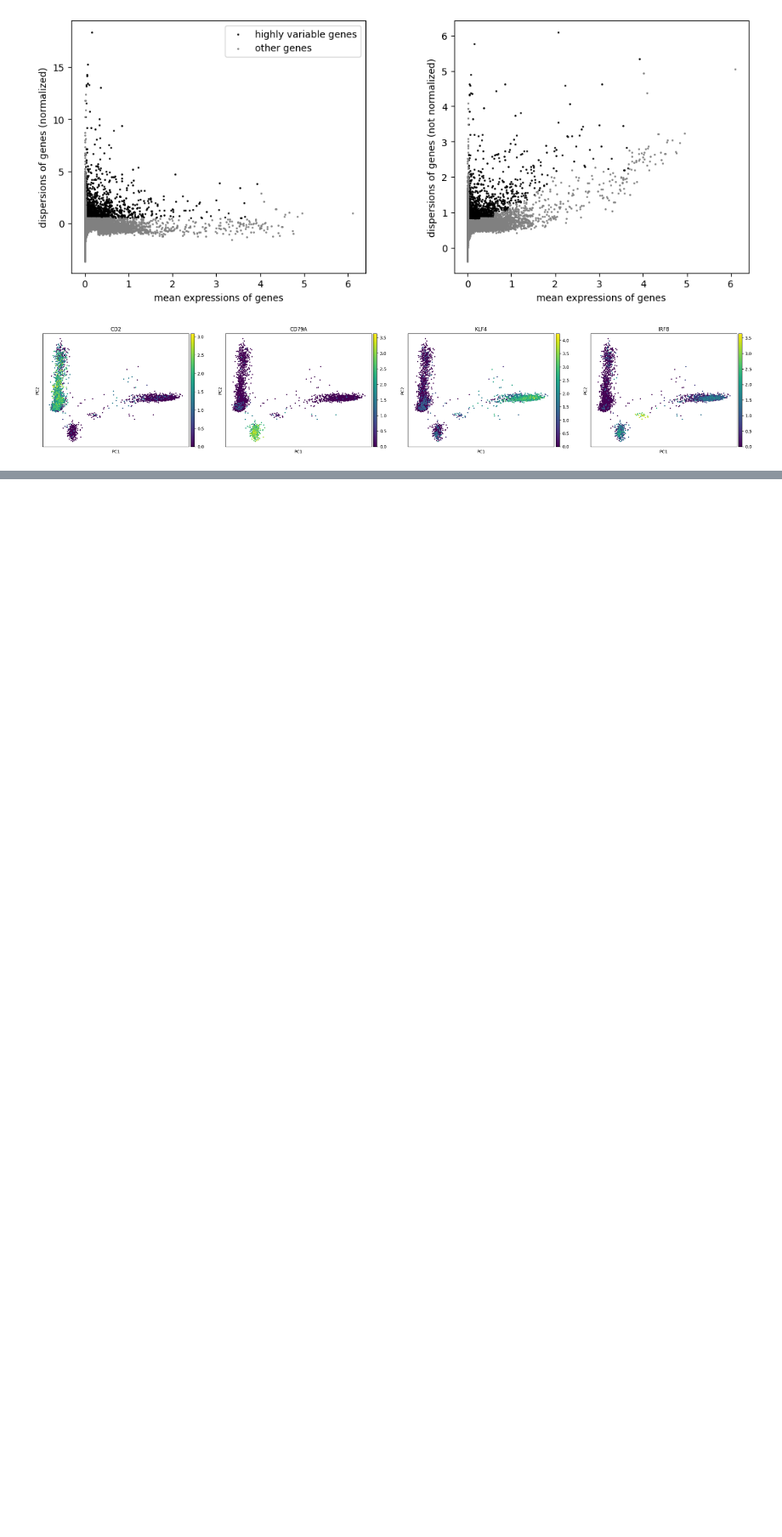
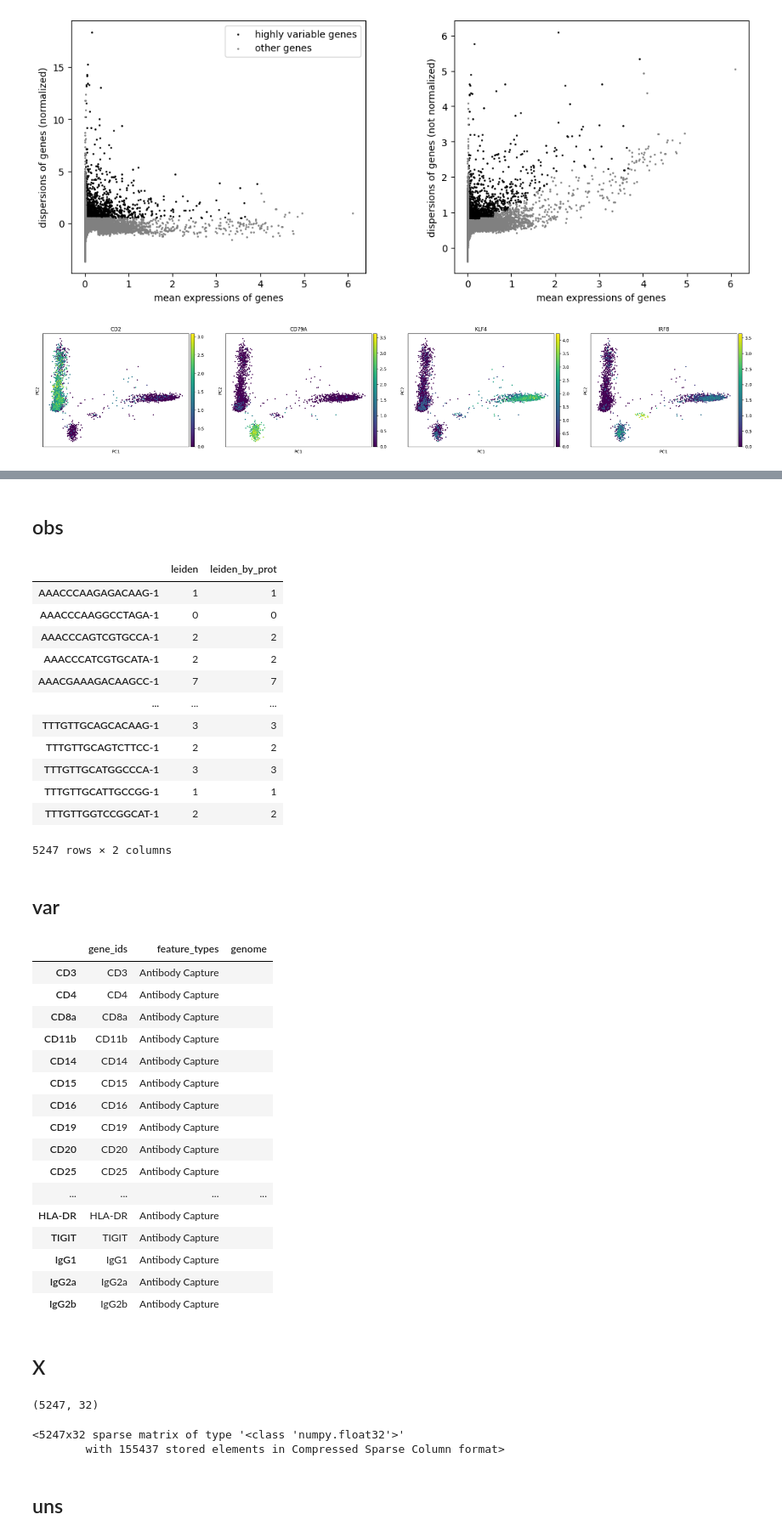
Before and after one commit to Bayer-Group/cellenium, a Jupyter notebook: data_import/public_data/pbmc3k_processed.h5mu.ipynb, the cells around one changed output, grey strips where cells are left out. Shown at 85% size. Saved outputs shown, nothing was run; the diff lists cells and outputs as text; code cells hidden in the pictures; blank space fills up the shorter version.

```diff
--- a/data_import/public_data/pbmc3k_processed.h5mu.ipynb
+++ b/data_import/public_data/pbmc3k_processed.h5mu.ipynb
@@ -213,0 +294,40 @@ def get_expression_correlation_df(study_id: int, study_layer_id: int, omics_ids:
+# %%
+prep.jupyter_h5ad_overview(prot)
+# %% [output]
+obs
+|  | leiden | leiden_by_prot |
+| AAACCCAAGAGACAAG-1 | 1 | 1 |
+| AAACCCAAGGCCTAGA-1 | 0 | 0 |
+| AAACCCAGTCGTGCCA-1 | 2 | 2 |
+| AAACCCATCGTGCATA-1 | 2 | 2 |
+| AAACGAAAGACAAGCC-1 | 7 | 7 |
+| ... | ... | ... |
+| TTTGTTGCAGCACAAG-1 | 3 | 3 |
+| TTTGTTGCAGTCTTCC-1 | 2 | 2 |
+| TTTGTTGCATGGCCCA-1 | 3 | 3 |
+| TTTGTTGCATTGCCGG-1 | 1 | 1 |
+| TTTGTTGGTCCGGCAT-1 | 2 | 2 |
+5247 rows × 2 columns
+var
+|  | gene_ids | feature_types | genome |
+| CD3 | CD3 | Antibody Capture |  |
+| CD4 | CD4 | Antibody Capture |  |
+| CD8a | CD8a | Antibody Capture |  |
+| CD11b | CD11b | Antibody Capture |  |
+| CD14 | CD14 | Antibody Capture |  |
+| CD15 | CD15 | Antibody Capture |  |
+| CD16 | CD16 | Antibody Capture |  |
+| CD19 | CD19 | Antibody Capture |  |
+| CD20 | CD20 | Antibody Capture |  |
+| CD25 | CD25 | Antibody Capture |  |
+| ... | ... | ... | ... |
+| HLA-DR | HLA-DR | Antibody Capture |  |
+| TIGIT | TIGIT | Antibody Capture |  |
+| IgG1 | IgG1 | Antibody Capture |  |
+| IgG2a | IgG2a | Antibody Capture |  |
+| IgG2b | IgG2b | Antibody Capture |  |
+X
+(5247, 32)
+<5247x32 sparse matrix of type '<class 'numpy.float32'>'
+        with 155437 stored elements in Compressed Sparse Column format>
+uns
```
Also changed, not shown: parts of 19 cells of this notebook, 1 other file.
